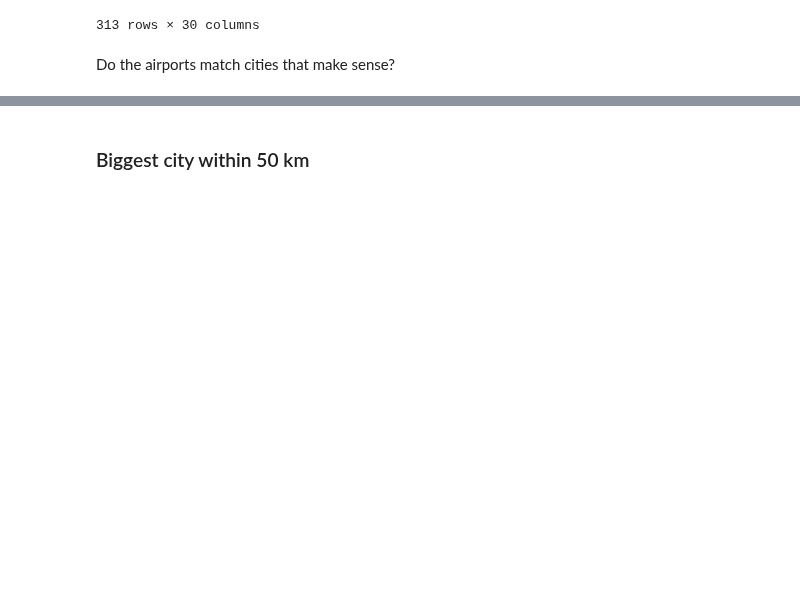
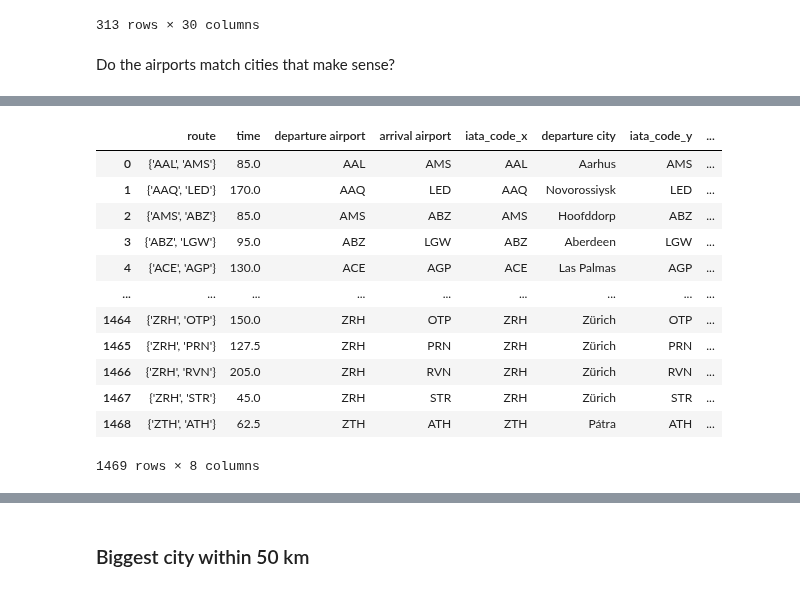
Before and after one commit to RabDou44/DOPP_group18, a Jupyter notebook: final notebook/comparing_train_airport_cities.ipynb, the cells around one changed output, grey strips where cells are left out. Cells and saved outputs as stored; diff of their text form; code cells hidden in the pictures; blank space fills up the shorter version.

```diff
--- a/final notebook/comparing_train_airport_cities.ipynb
+++ b/final notebook/comparing_train_airport_cities.ipynb
@@ -760,3 +760,6 @@ nearest_cities[['airport name', 'airport city', 'nearest city','population']]
 # %%
 # write nearest_cities to csv
 nearest_cities[['airport name', 'airport city', 'nearest city','population']].to_csv("../datasets/nearest_cities.csv",index=False, header=True)
+# %%
+code_to_city = nearest_cities[['iata_code', 'nearest city']]
+code_to_city
@@ -762,0 +796,6 @@ nearest_cities[['airport name', 'airport city', 'nearest city','population']].to
+# %%
+# add departure city names
+flights_nearest = pd.merge(flights, code_to_city, left_on='departure airport', right_on='iata_code', how='inner')
+flights_nearest.drop(columns=['departure city', 'arrival city'], inplace=True) # remove previous city names
+flights_nearest.rename(columns={'nearest city': 'departure city'}, inplace=True) # rename new city names
+flights_nearest
@@ -762,0 +816,19 @@ nearest_cities[['airport name', 'airport city', 'nearest city','population']].to
+# %%
+
+# add arrival city names
+flights_nearest = pd.merge(flights_nearest, code_to_city, left_on='arrival airport', right_on='iata_code', how='inner')
+flights_nearest
+# %% [output]
+|  | route | time | departure airport | arrival airport | iata_code_x | departure city | iata_code_y | ... |
+| 0 | {'AAL', 'AMS'} | 85.0 | AAL | AMS | AAL | Aarhus | AMS | ... |
+| 1 | {'AAQ', 'LED'} | 170.0 | AAQ | LED | AAQ | Novorossiysk | LED | ... |
+| 2 | {'AMS', 'ABZ'} | 85.0 | AMS | ABZ | AMS | Hoofddorp | ABZ | ... |
+| 3 | {'ABZ', 'LGW'} | 95.0 | ABZ | LGW | ABZ | Aberdeen | LGW | ... |
+| 4 | {'ACE', 'AGP'} | 130.0 | ACE | AGP | ACE | Las Palmas | AGP | ... |
+| ... | ... | ... | ... | ... | ... | ... | ... | ... |
+| 1464 | {'ZRH', 'OTP'} | 150.0 | ZRH | OTP | ZRH | Zürich | OTP | ... |
+| 1465 | {'ZRH', 'PRN'} | 127.5 | ZRH | PRN | ZRH | Zürich | PRN | ... |
+| 1466 | {'ZRH', 'RVN'} | 205.0 | ZRH | RVN | ZRH | Zürich | RVN | ... |
+| 1467 | {'ZRH', 'STR'} | 45.0 | ZRH | STR | ZRH | Zürich | STR | ... |
+| 1468 | {'ZTH', 'ATH'} | 62.5 | ZTH | ATH | ZTH | Pátra | ATH | ... |
+1469 rows × 8 columns
```
Also changed, not shown: parts of 11 cells of this notebook.
